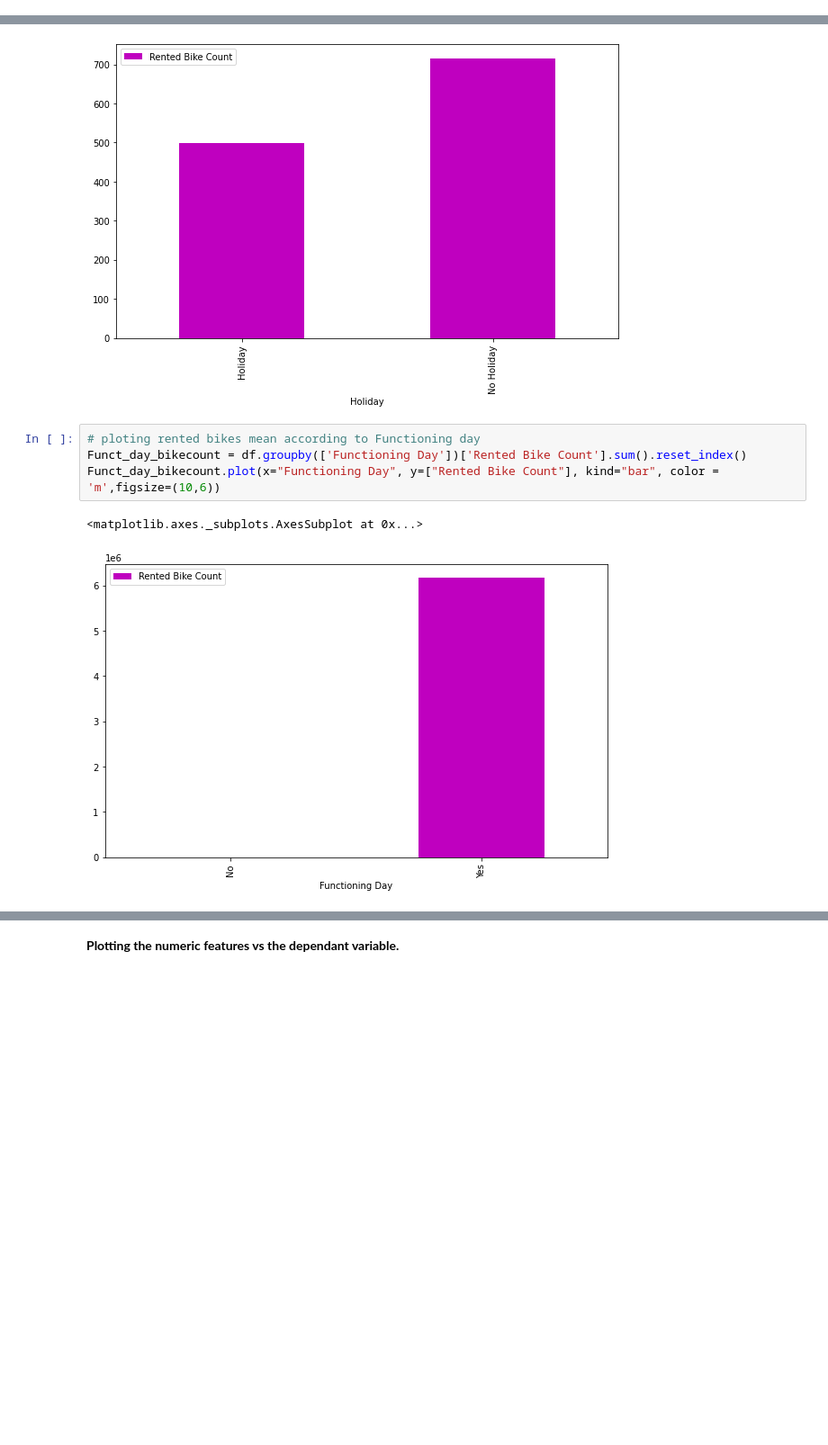
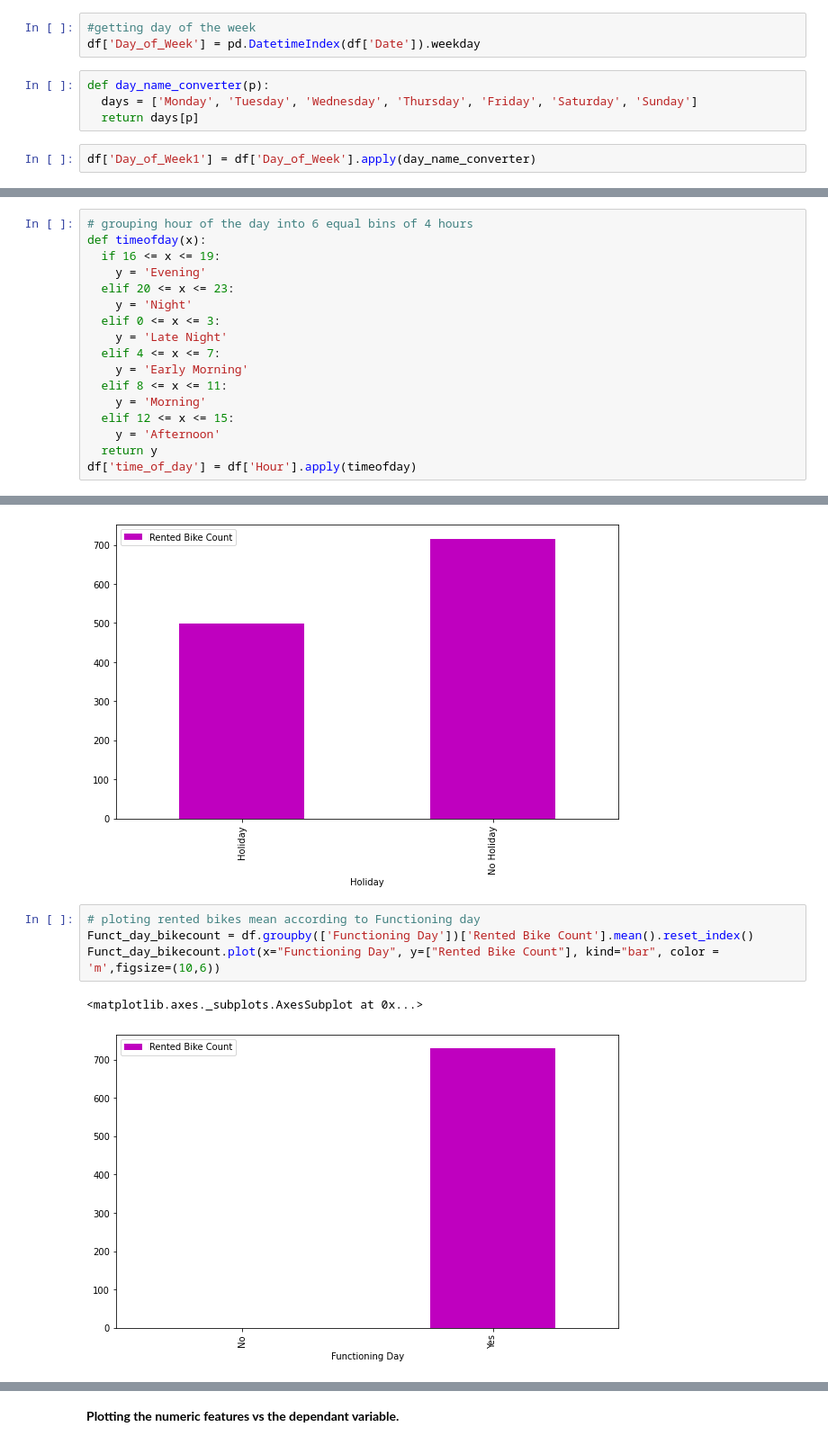
Before and after one commit to Ayushman0Singh/BikeSharingDemandPrediction, a Jupyter notebook: Bike_Sharing_Demand_Prediction_Capstone_Project.ipynb, the cells around one changed output, grey strips where cells are left out. Shown at 90% size. Cells and saved outputs as stored; diff of their text form; blank space fills up the shorter version.

```diff
--- a/Bike_Sharing_Demand_Prediction_Capstone_Project.ipynb
+++ b/Bike_Sharing_Demand_Prediction_Capstone_Project.ipynb
@@ -282,0 +295,9 @@ day_bikecount.plot(x="Day", y=["Rented Bike Count"], kind="bar", color = 'm',fig
+# %%
+#getting day of the week
+df['Day_of_Week'] = pd.DatetimeIndex(df['Date']).weekday
+# %%
+def day_name_converter(p):
+  days = ['Monday', 'Tuesday', 'Wednesday', 'Thursday', 'Friday', 'Saturday', 'Sunday']
+  return days[p]
+# %%
+df['Day_of_Week1'] = df['Day_of_Week'].apply(day_name_converter)
@@ -289,0 +319,17 @@ Hourly_bikecount.plot(x="Hour", y=["Rented Bike Count"], kind="bar", color = 'm'
+# %%
+# grouping hour of the day into 6 equal bins of 4 hours
+def timeofday(x):
+  if 16 <= x <= 19:
+    y = 'Evening'
+  elif 20 <= x <= 23:
+    y = 'Night'
+  elif 0 <= x <= 3:
+    y = 'Late Night'
+  elif 4 <= x <= 7:
+    y = 'Early Morning'
+  elif 8 <= x <= 11:
+    y = 'Morning'
+  elif 12 <= x <= 15:
+    y = 'Afternoon'
+  return y
+df['time_of_day'] = df['Hour'].apply(timeofday)
@@ -303,8 +356,8 @@ day_bikecount.plot(x="Holiday", y=["Rented Bike Count"], kind="bar", color = 'm'
 [figure]
 # %%
 # ploting rented bikes mean according to Functioning day
-Funct_day_bikecount = df.groupby(['Functioning Day'])['Rented Bike Count'].sum().reset_index()
+Funct_day_bikecount = df.groupby(['Functioning Day'])['Rented Bike Count'].mean().reset_index()
 Funct_day_bikecount.plot(x="Functioning Day", y=["Rented Bike Count"], kind="bar", color = 'm',figsize=(10,6))
 # %% [output]
 <matplotlib.axes._subplots.AxesSubplot at 0x...>
-[figure, old version]
+[figure, new version]
```
Also changed, not shown: parts of 43 cells of this notebook.
